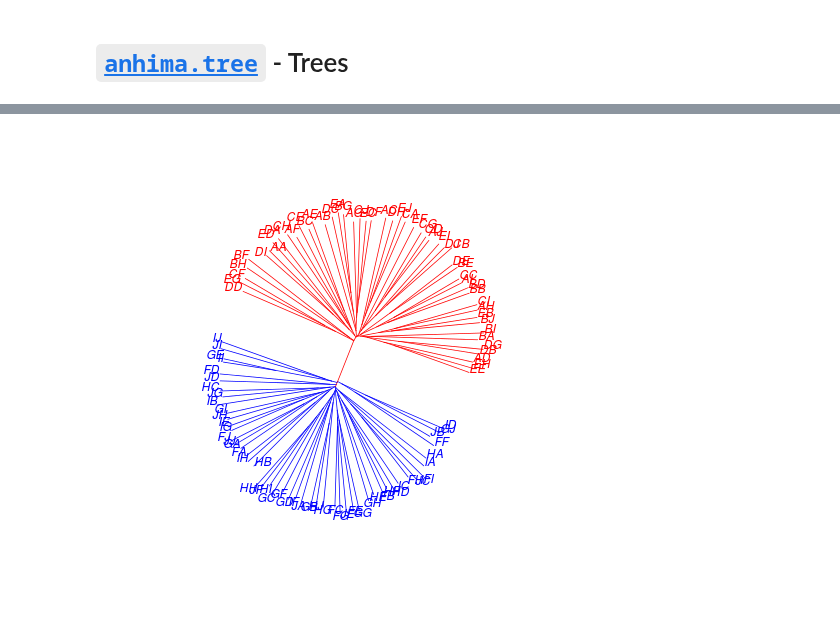
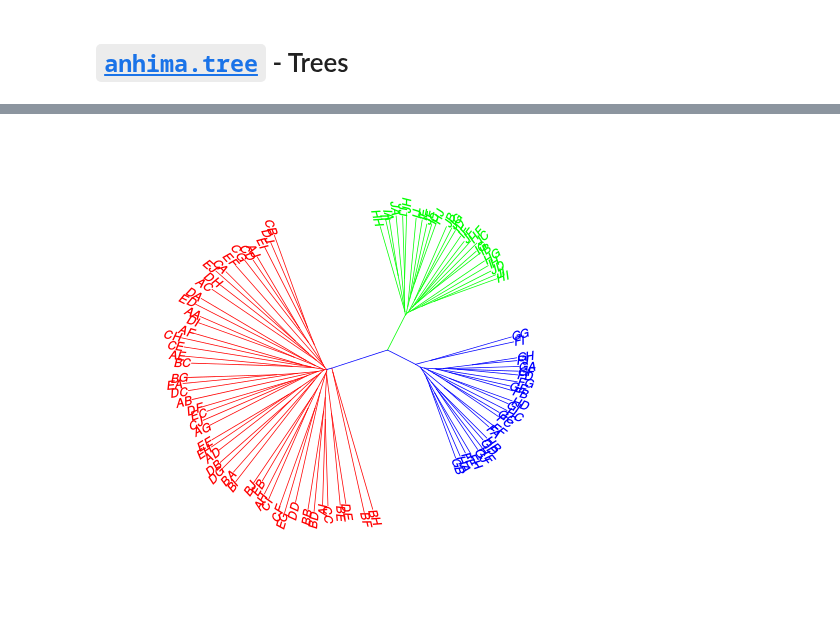
Before and after one commit to alimanfoo/anhima, a Jupyter notebook: examples/tree.ipynb, the cells around one changed output, grey strips where cells are left out. Drawn from its saved outputs; the diff is of its cells as text; code cells hidden in the pictures.

```diff
--- a/examples/tree.ipynb
+++ b/examples/tree.ipynb
@@ -28,10 +28,12 @@ p_missing = 0
 genotypes = anhima.sim.simulate_biallelic_genotypes(n_variants, n_samples, af_dist, p_missing, ploidy)
 gn = anhima.gt.as_n_alt(genotypes)
 # %%
-# simulate two sub-populations with relatedness
+# simulate three sub-populations with relatedness
 genotypes_subpop1 = anhima.sim.simulate_relatedness(genotypes[:, :n_samples//2], relatedness=.5, n_iter=1000)
 genotypes_subpop2 = anhima.sim.simulate_relatedness(genotypes[:, n_samples//2:], relatedness=.5, n_iter=1000)
-genotypes_related = np.concatenate([genotypes_subpop1, genotypes_subpop2], axis=1)
+genotypes_subpop2a = anhima.sim.simulate_relatedness(genotypes_subpop2[:, n_samples//4:], relatedness=.5, n_iter=500)
+genotypes_subpop2b = anhima.sim.simulate_relatedness(genotypes_subpop2[:, :n_samples//4], relatedness=.5, n_iter=500)
+genotypes_related = np.concatenate([genotypes_subpop1, genotypes_subpop2a, genotypes_subpop2b], axis=1)
 gnr = anhima.gt.as_n_alt(genotypes_related)
 # %%
 # calculate pairwise distance
@@ -50,15 +53,11 @@ anhima.tree.plot_phylo(t, plot_kwargs={'type': 'unrooted',
 # %%
-# first 50 samples are in pop1, second 50 are in pop2
-populations = (['pop1'] * 50) + (['pop2']*50)
+# first 50 samples are in pop1, second 25 are in pop2a, third 25 are in pop 2b
+populations = (['pop1'] * 50) + (['pop2a']*25) + (['pop2b']*25)
 # choose a color for each sub-population
 population_colors = {
     'pop1': 'red',
-    'pop2': 'blue',
+    'pop2a': 'blue',
+    'pop2b': 'green',
 }
 # assign a color to each sample based on population membership
 sample_colors = [population_colors[p] for p in populations]
-# assign a color to each tree edge based on population majority
-edge_colors = anhima.tree.color_edges_by_group_majority(tr,
-                                                        labels=samples,
-                                                        groups=populations,
-                                                        colors=population_colors)
@@ -69,6 +64,14 @@ str
-# %%
-anhima.tree.plot_phylo(tr, plot_kwargs={'type': 'unrooted',
-                                        'tip.color': sample_colors,
-                                        'edge.color': edge_colors})
-# %% [output]
-[figure, removed]
+# %%
+# assign a color to each tree edge based on population majority
+edge_colors = anhima.tree.color_edges_by_group_majority(tr,
+                                                        labels=samples,
+                                                        groups=populations,
+                                                        colors=population_colors)
+
+# now plot the tree
+anhima.tree.plot_phylo(tr, plot_kwargs={'type': 'unrooted',
+                                        'tip.color': sample_colors,
+                                        'edge.color': edge_colors,
+                                        'lab4ut': 'axial'})
+# %% [output]
+[figure, added]
```
Also changed, not shown: parts of 6 cells of this notebook, 9 other files.
